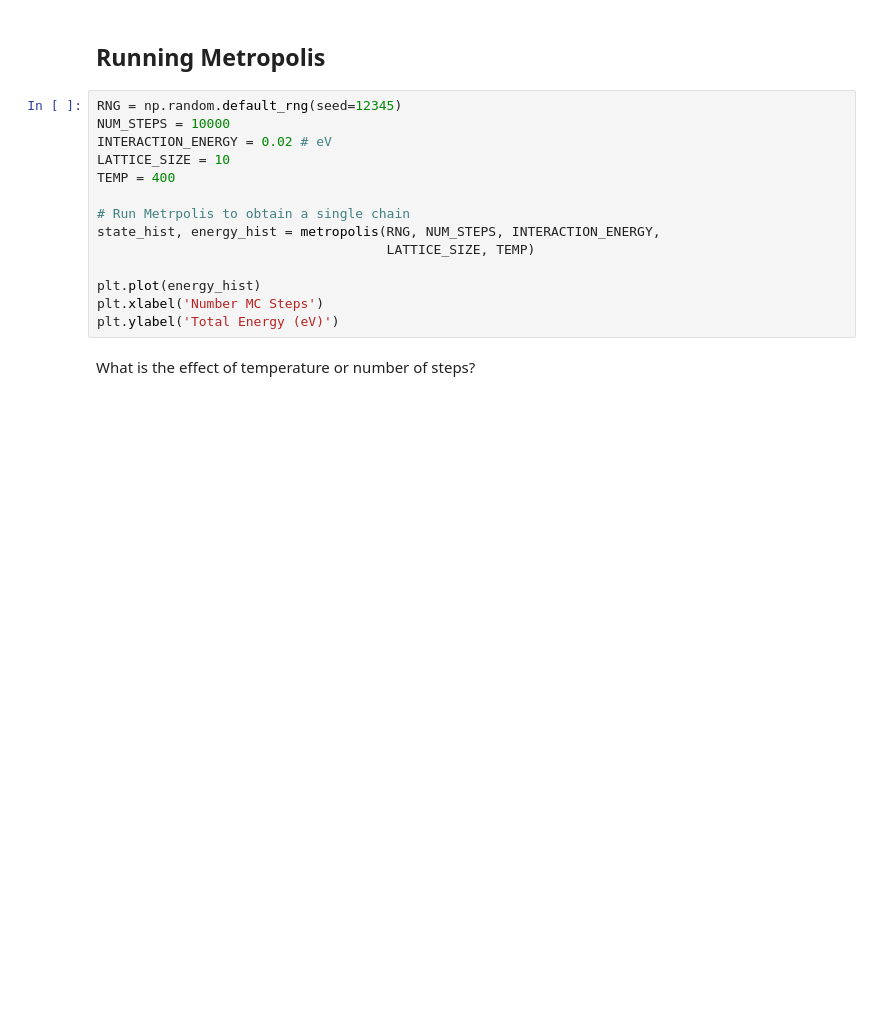
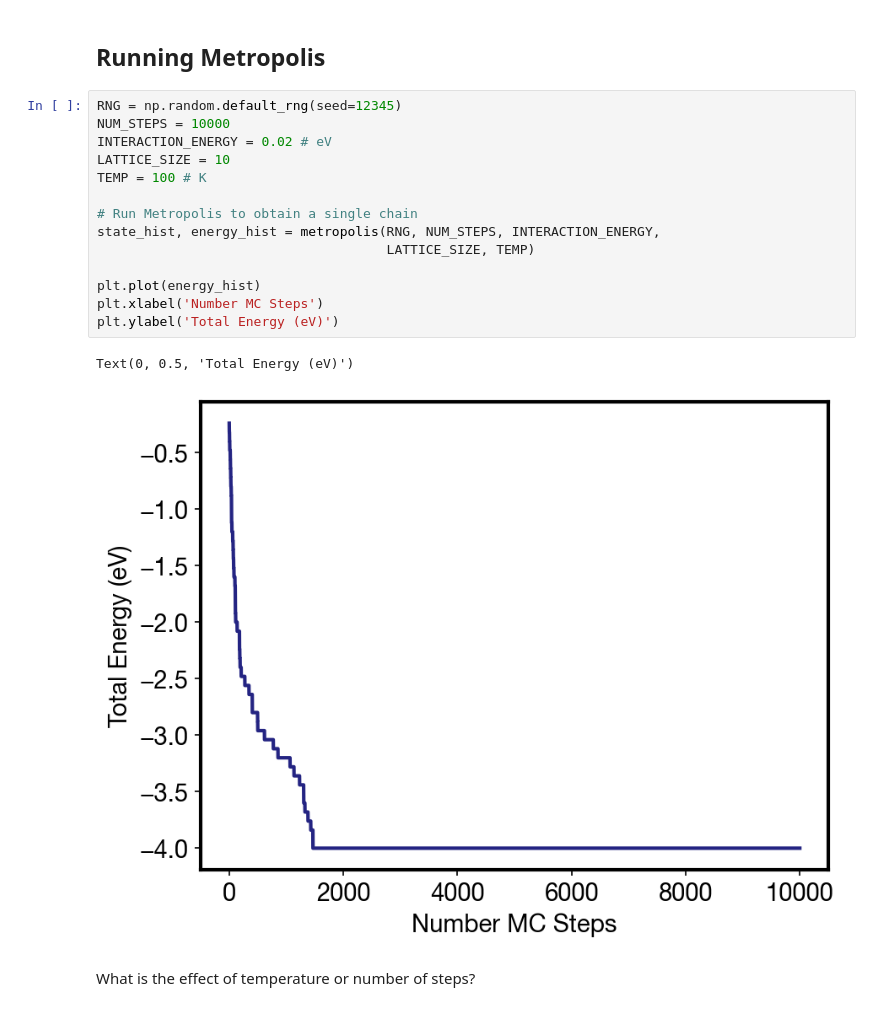
Before and after one commit to krisreyes/mdi-508-notebooks, a Jupyter notebook: Chapter01_Markov_Chains/The 2D Ising model.ipynb, the cells around one changed output. Drawn from its saved outputs; the diff is of its cells as text; blank space fills up the shorter version.

```diff
--- a/Chapter01_Markov_Chains/The 2D Ising model.ipynb
+++ b/Chapter01_Markov_Chains/The 2D Ising model.ipynb
@@ -75,17 +102,20 @@ RNG.choice([-1, 1], (5,5))
 # %%
 RNG = np.random.default_rng(seed=12345)
 NUM_STEPS = 10000
 INTERACTION_ENERGY = 0.02 # eV
 LATTICE_SIZE = 10
-TEMP = 400
+TEMP = 100 # K
 
-# Run Metrpolis to obtain a single chain
+# Run Metropolis to obtain a single chain
 state_hist, energy_hist = metropolis(RNG, NUM_STEPS, INTERACTION_ENERGY,
                                      LATTICE_SIZE, TEMP)
 
 plt.plot(energy_hist)
 plt.xlabel('Number MC Steps')
 plt.ylabel('Total Energy (eV)')
+# %% [output]
+Text(0, 0.5, 'Total Energy (eV)')
+[figure, added]
 # %% [markdown]
 What is the effect of temperature or number of steps?
 # %% [markdown]
```
Also changed, not shown: parts of 6 cells of this notebook, 1 other file.
